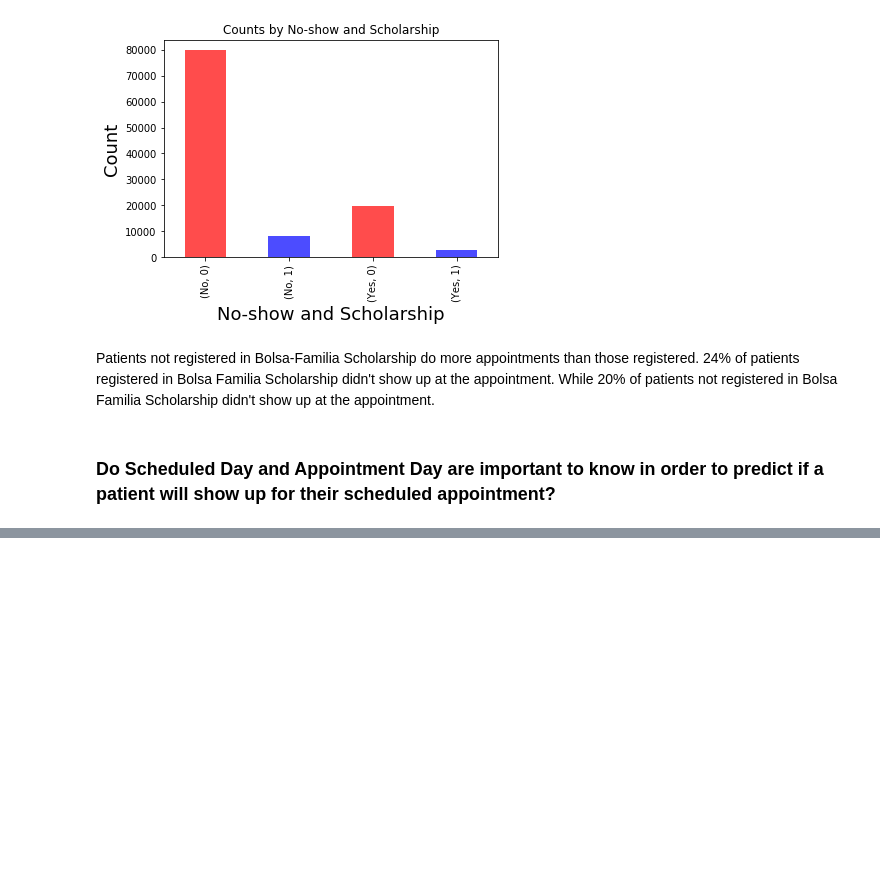
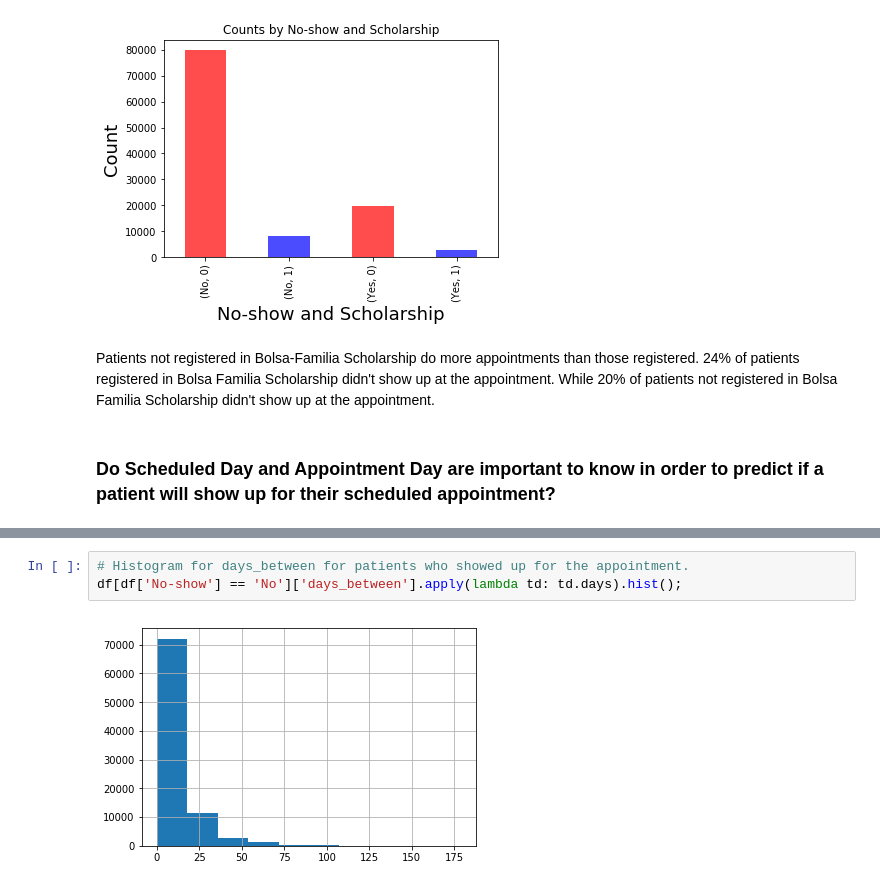
Before and after one commit to diegourban/no-show, a Jupyter notebook: no_show.ipynb, the cells around one changed output, grey strips where cells are left out. Cells and saved outputs as stored; diff of their text form; blank space fills up the shorter version.

```diff
--- a/no_show.ipynb
+++ b/no_show.ipynb
@@ -307,0 +346,5 @@ Name: PatientId, Length: 237, dtype: int64
+# %%
+# Histogram for days_between for patients who showed up for the appointment.
+df[df['No-show'] == 'No']['days_between'].apply(lambda td: td.days).hist();
+# %% [output]
+[figure, added]
```
Also changed, not shown: parts of 24 cells of this notebook.
